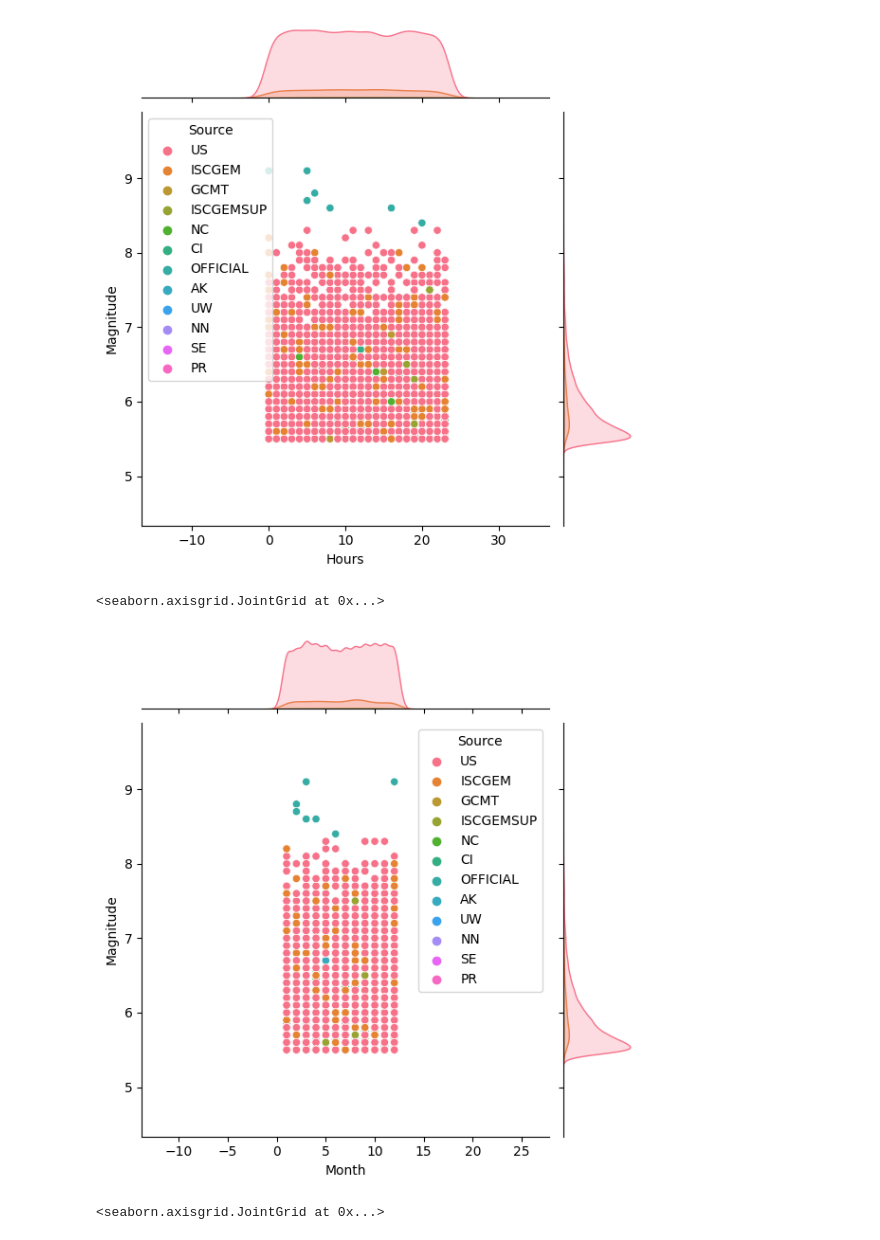
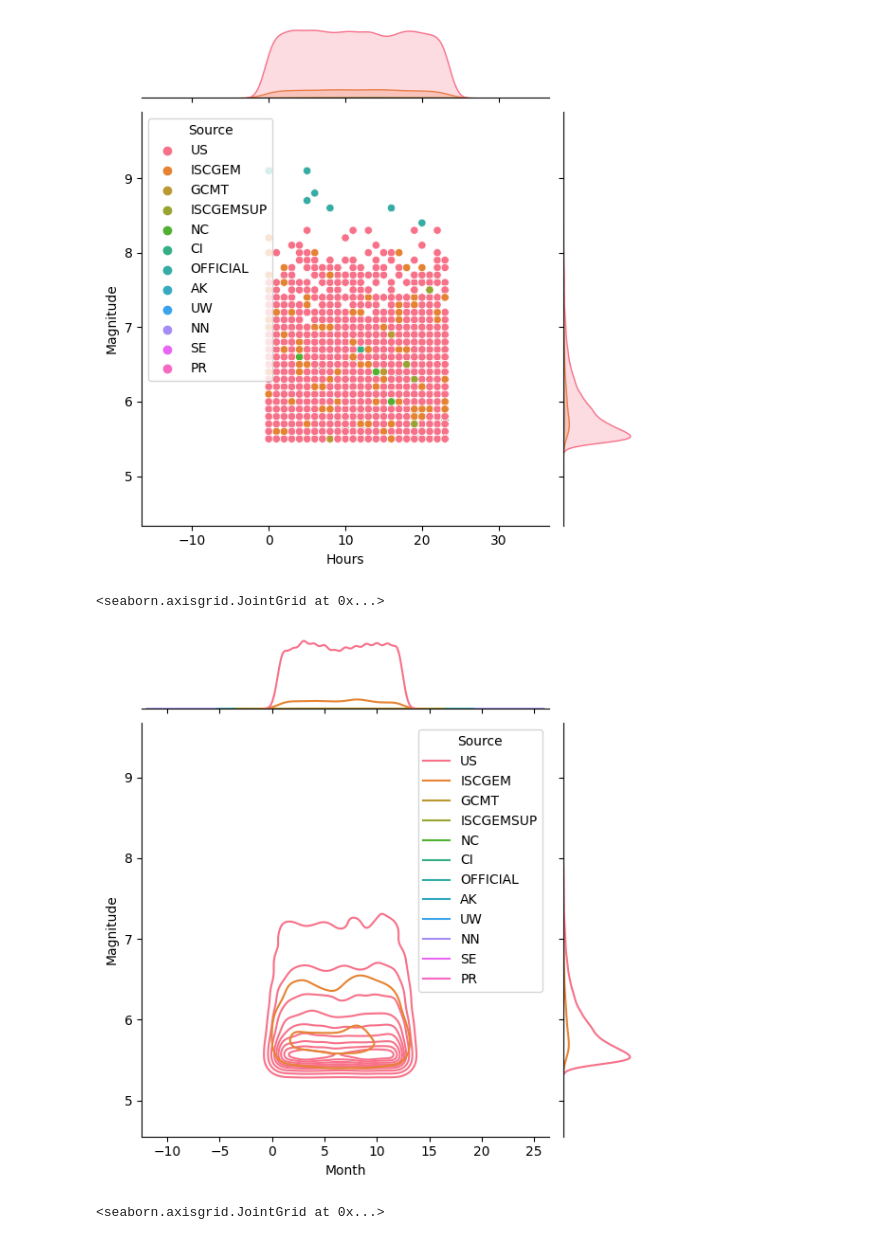
Before and after one commit to nipun1992/EarthquakeMagnitudePrediction, a Jupyter notebook: Earthquake_Magnitude_Prediction.ipynb, the cells around one changed output. Saved outputs shown, nothing was run; the diff lists cells and outputs as text; code cells hidden in the pictures.

```diff
--- a/Earthquake_Magnitude_Prediction.ipynb
+++ b/Earthquake_Magnitude_Prediction.ipynb
@@ -594,10 +604,10 @@ sns.jointplot(y='Magnitude', x='Hours', data=df_train, hue='Source')
 <seaborn.axisgrid.JointGrid at 0x...>
 [figure]
 # %%
-sns.jointplot(y='Magnitude', x='Month', data=df_train, hue='Source')
+sns.jointplot(y='Magnitude', x='Month', data=df_train, hue='Source', kind='kde')
 # %% [output]
 <seaborn.axisgrid.JointGrid at 0x...>
-[figure, old version]
+[figure, new version]
 # %%
 sns.jointplot(y='Magnitude', x='Year', data=df_train, hue='Source')
 # %% [output]
```
Also changed, not shown: parts of 29 cells of this notebook.
